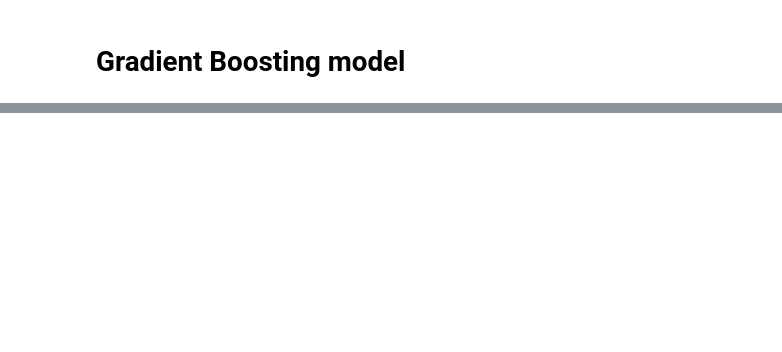
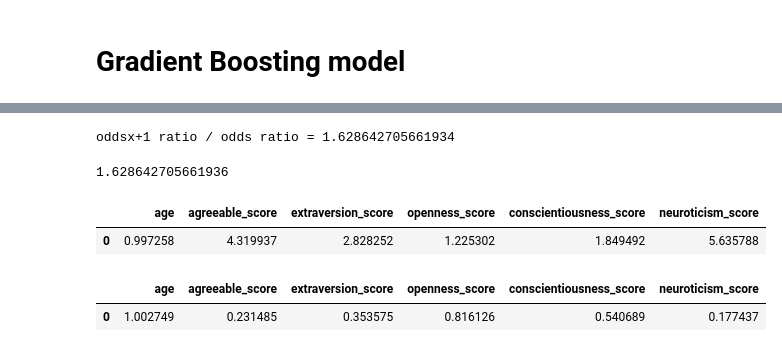
Before and after one commit to efratkohen/Big_five, a Jupyter notebook: Big Five.ipynb, the cells around one changed output, grey strips where cells are left out. Saved outputs shown, nothing was run; the diff lists cells and outputs as text; code cells hidden in the pictures; blank space fills up the shorter version.

```diff
--- a/Big Five.ipynb
+++ b/Big Five.ipynb
@@ -374,0 +598,23 @@ _ = plot_roc_curve(gradient_boosting1, X_test1, y_test1)
+# %%
+print(f"oddsx+1 ratio / odds ratio = {odds_ratio_x1_age_plus/odds_ratio_x1}")
+# %% [output]
+oddsx+1 ratio / odds ratio = 1.628642705661934
+# %%
+exp(Lreg.coef_[0][1]*0.1)
+# %% [output]
+1.628642705661936
+# %%
+def explainability_Logistic_Regression (coef: np.array, delta: float):
+    value = []
+    for i in range(coef.shape[1]):
+        value.append(exp(Lreg.coef_[0][i]*delta))
+    return value
+# %%
+Explainability = explainability_Logistic_Regression (Lreg.coef_, 0.3) #delta is positive - probability for femal
+# %%
+Explainability_df = pd.DataFrame(np.array([Explainability]),  columns=X_test.columns.to_list())
+# %%
+Explainability_df
+# %% [output]
+|  | age | agreeable_score | extraversion_score | openness_score | conscientiousness_score | neuroticism_score |
+| 0 | 0.997258 | 4.319937 | 2.828252 | 1.225302 | 1.849492 | 5.635788 |
@@ -374,0 +625,5 @@ _ = plot_roc_curve(gradient_boosting1, X_test1, y_test1)
+# %%
+Explainability1_df
+# %% [output]
+|  | age | agreeable_score | extraversion_score | openness_score | conscientiousness_score | neuroticism_score |
+| 0 | 1.002749 | 0.231485 | 0.353575 | 0.816126 | 0.540689 | 0.177437 |
```
Also changed, not shown: parts of 55 cells of this notebook.
